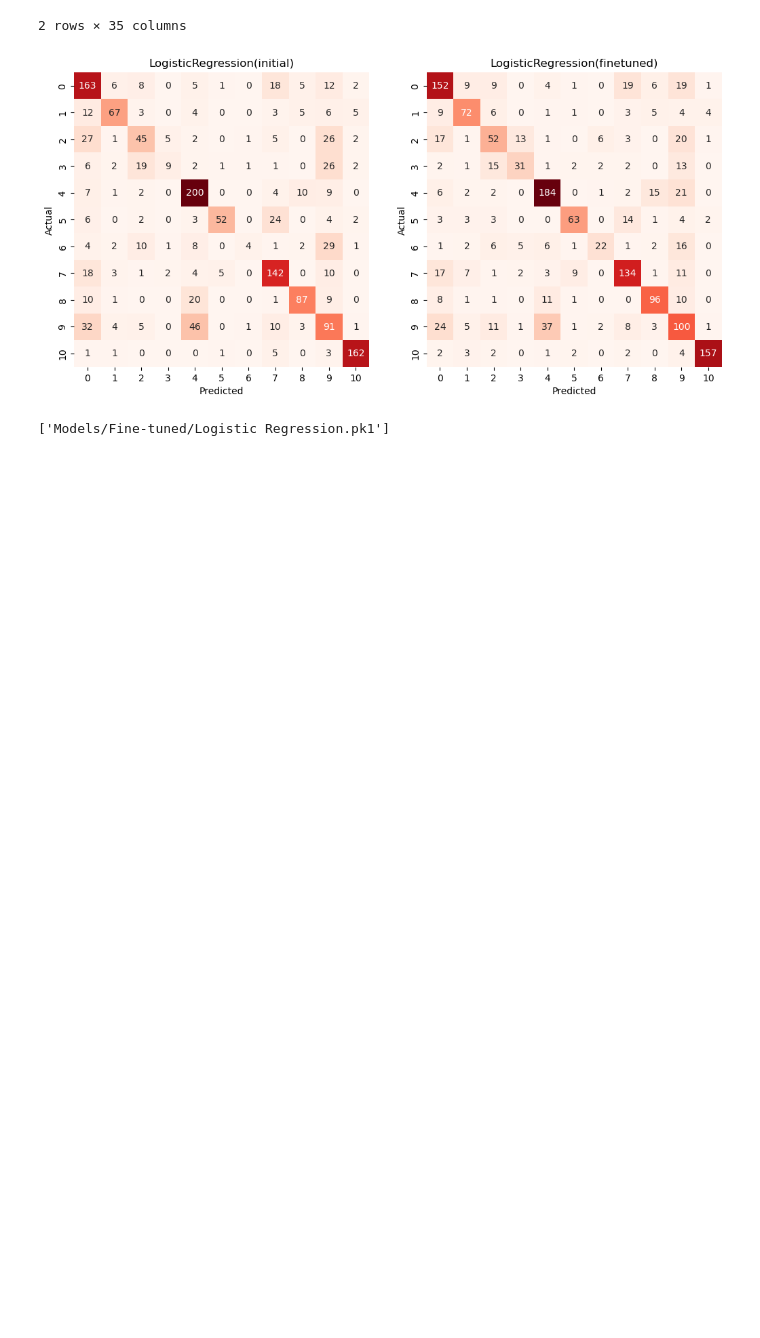
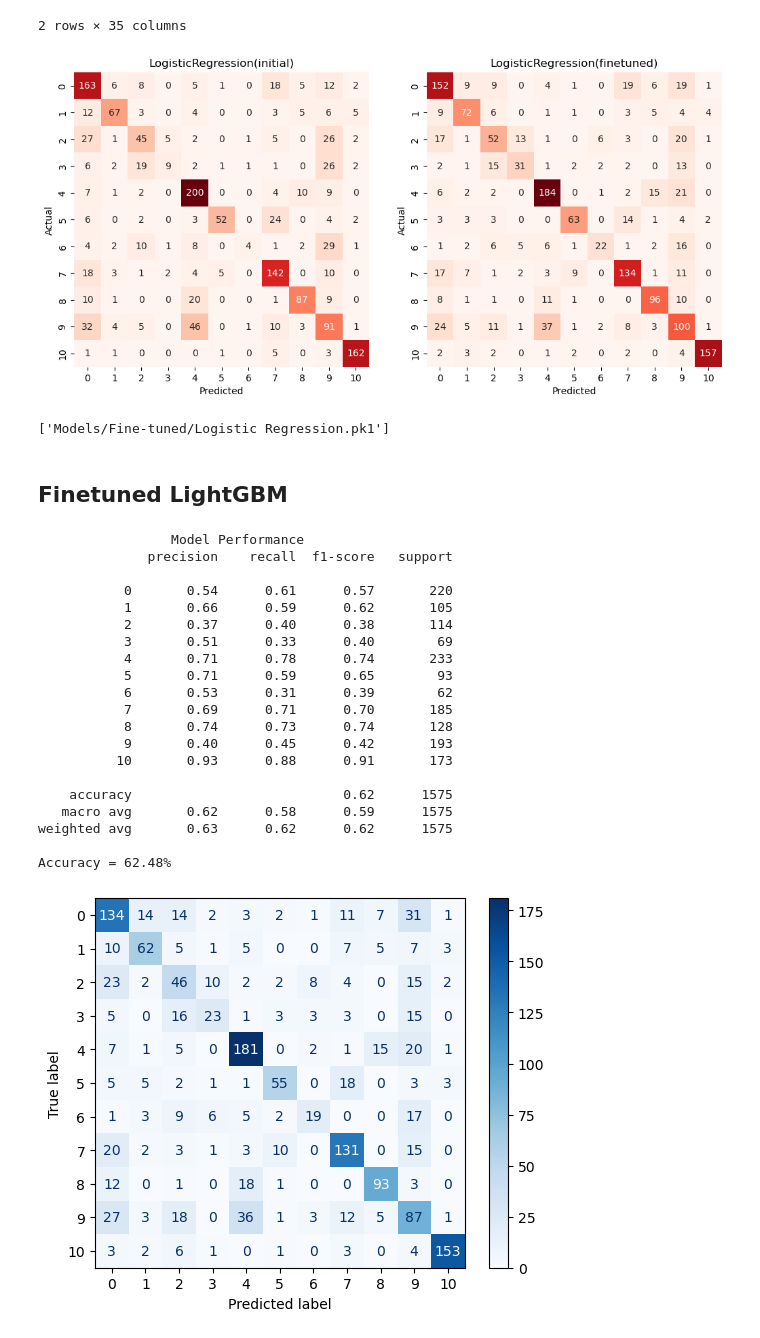
Before and after one commit to Prashant-Tiwari26/Using-movie-plot-for-genre-classification-, a Jupyter notebook: Classical NLP Approach/fine-tuning.ipynb, the cells around one changed output. Drawn from its saved outputs; the diff is of its cells as text; code cells hidden in the pictures; blank space fills up the shorter version.

```diff
--- a/Classical NLP Approach/fine-tuning.ipynb
+++ b/Classical NLP Approach/fine-tuning.ipynb
@@ -115,3 +125,31 @@ compare_heatmaps(log_comp, x_test, y_test)
 joblib.dump(log_reg, 'Models/Fine-tuned/Logistic Regression.pk1')
 # %% [output]
 ['Models/Fine-tuned/Logistic Regression.pk1']
+# %% [markdown]
+## Finetuned LightGBM
+# %%
+light = LGBMClassifier(colsample_bytree=0.8, learning_rate=0.1, max_depth=3, n_estimators=300, subsample=0.8)
+light.fit(x_train, y_train)
+performance(light, x_test, y_test)
+# %% [output]
+                 Model Performance
+              precision    recall  f1-score   support
+
+           0       0.54      0.61      0.57       220
+           1       0.66      0.59      0.62       105
+           2       0.37      0.40      0.38       114
+           3       0.51      0.33      0.40        69
+           4       0.71      0.78      0.74       233
+           5       0.71      0.59      0.65        93
+           6       0.53      0.31      0.39        62
+           7       0.69      0.71      0.70       185
+           8       0.74      0.73      0.74       128
+           9       0.40      0.45      0.42       193
+          10       0.93      0.88      0.91       173
+
+    accuracy                           0.62      1575
+   macro avg       0.62      0.58      0.59      1575
+weighted avg       0.63      0.62      0.62      1575
+
+Accuracy = 62.48%
+[figure, added]
```
Also changed, not shown: parts of 20 cells of this notebook, 3 other files.
